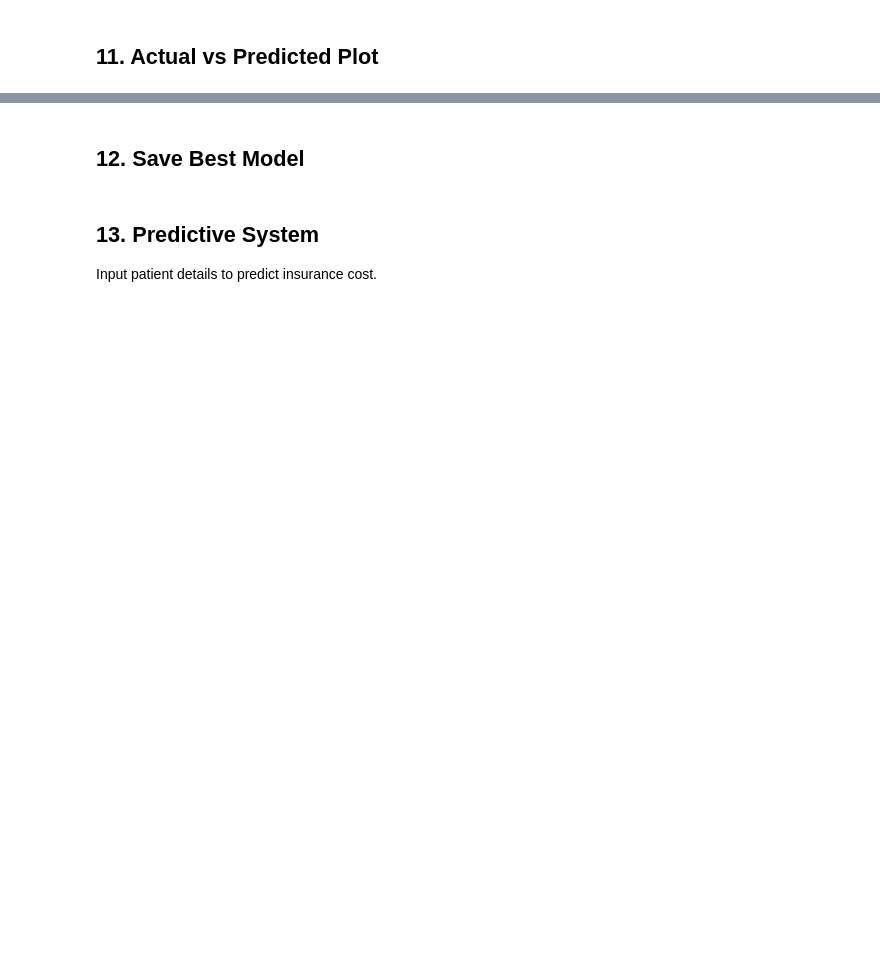
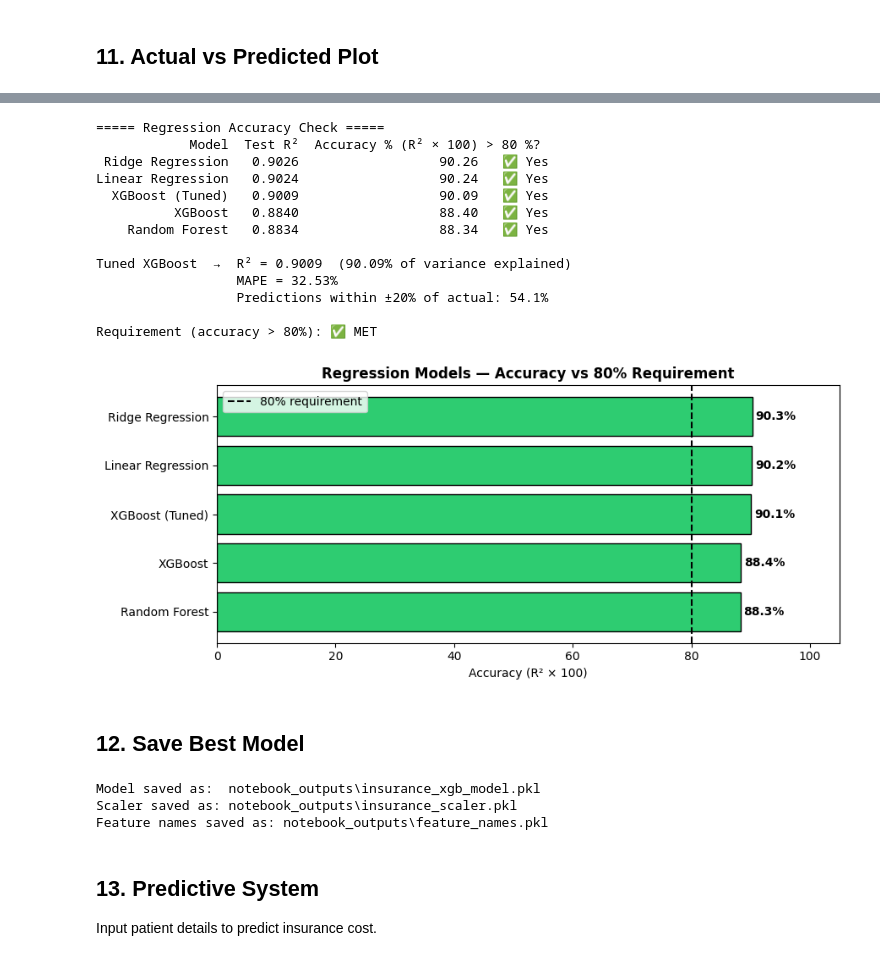
Before and after one commit to DRISHTI-MAKKAR/medical-insurance-predictor, a Jupyter notebook: Medical_Insurance_Cost_Prediction.ipynb, the cells around one changed output, grey strips where cells are left out. Drawn from its saved outputs; the diff is of its cells as text; code cells hidden in the pictures; blank space fills up the shorter version.

```diff
--- a/Medical_Insurance_Cost_Prediction.ipynb
+++ b/Medical_Insurance_Cost_Prediction.ipynb
@@ -555,14 +790,72 @@ plt.show()
+# %%
+tuned_r2 = metrics.r2_score(y_test, tuned_pred)
+
+reg_check = results_df[['Model', 'Test R²']].copy()
+reg_check.loc[len(reg_check)] = ['XGBoost (Tuned)', round(tuned_r2, 4)]
+reg_check['Accuracy % (R² × 100)'] = (reg_check['Test R²'] * 100).round(2)
+reg_check['> 80 %?'] = np.where(reg_check['Test R²'] > 0.80, '✅ Yes', '❌ No')
+reg_check = reg_check.sort_values('Test R²', ascending=False).reset_index(drop=True)
+print('===== Regression Accuracy Check =====')
+print(reg_check.to_string(index=False))
+
+mape = metrics.mean_absolute_percentage_error(y_test, tuned_pred)
+within_20 = np.mean(np.abs(tuned_pred - y_test) / y_test <= 0.20) * 100
+print(f'\nTuned XGBoost  →  R² = {tuned_r2:.4f}  ({tuned_r2*100:.2f}% of variance explained)')
+print(f'                  MAPE = {mape*100:.2f}%')
+print(f'                  Predictions within ±20% of actual: {within_20:.1f}%')
+print('\nRequirement (accuracy > 80%):', '✅ MET' if tuned_r2 > 0.80 else '❌ NOT MET')
+
+plt.figure(figsize=(9, 4))
+bar_colors = ['#2ECC71' if v > 0.80 else '#E74C3C' for v in reg_check['Test R²']]
+plt.barh(reg_check['Model'], reg_check['Test R²'] * 100, color=bar_colors, edgecolor='black')
+plt.axvline(80, color='black', linestyle='--', label='80% requirement')
+for i, v in enumerate(reg_check['Test R²'] * 100):
+    plt.text(v + 0.5, i, f'{v:.1f}%', va='center', fontweight='bold')
+plt.xlim(0, 105)
+plt.xlabel('Accuracy (R² × 100)')
+plt.title('Regression Models — Accuracy vs 80% Requirement', fontweight='bold')
+plt.gca().invert_yaxis()
+plt.legend()
+plt.tight_layout()
+plt.show()
+# %% [output]
+===== Regression Accuracy Check =====
+            Model  Test R²  Accuracy % (R² × 100) > 80 %?
+ Ridge Regression   0.9026                  90.26   ✅ Yes
+Linear Regression   0.9024                  90.24   ✅ Yes
+  XGBoost (Tuned)   0.9009                  90.09   ✅ Yes
+          XGBoost   0.8840                  88.40   ✅ Yes
+    Random Forest   0.8834                  88.34   ✅ Yes
+
+Tuned XGBoost  →  R² = 0.9009  (90.09% of variance explained)
+                  MAPE = 32.53%
+                  Predictions within ±20% of actual: 54.1%
+
+Requirement (accuracy > 80%): ✅ MET
+[figure, added]
 # %% [markdown]
 ## 12. Save Best Model
 # %%
-# Save model and scaler for deployment
-joblib.dump(best_xgb, 'insurance_xgb_model.pkl')
-joblib.dump(scaler, 'insurance_scaler.pkl')
-joblib.dump(list(X.columns), 'feature_names.pkl')
+# Save model and scaler
+# In Colab the files are saved in /content (same as before) so they can be zipped & downloaded.
+# When run locally, they are saved to notebook_outputs/ so this notebook does NOT overwrite the
+# model used by the Streamlit app / API (that one is trained on log-charges by retrain.py).
+IN_COLAB = os.path.exists('/content')
+SAVE_DIR = '' if IN_COLAB else 'notebook_outputs'
+if SAVE_DIR:
+    os.makedirs(SAVE_DIR, exist_ok=True)
 
-print('Model saved as: insurance_xgb_model.pkl')
-print('Scaler saved as: insurance_scaler.pkl')
-print('Feature names saved as: feature_names.pkl')
+joblib.dump(best_xgb, os.path.join(SAVE_DIR, 'insurance_xgb_model.pkl'))
+joblib.dump(scaler, os.path.join(SAVE_DIR, 'insurance_scaler.pkl'))
+joblib.dump(list(X.columns), os.path.join(SAVE_DIR, 'feature_names.pkl'))
+
+print('Model saved as: ', os.path.join(SAVE_DIR, 'insurance_xgb_model.pkl'))
+print('Scaler saved as:', os.path.join(SAVE_DIR, 'insurance_scaler.pkl'))
+print('Feature names saved as:', os.path.join(SAVE_DIR, 'feature_names.pkl'))
+# %% [output]
+Model saved as:  notebook_outputs\insurance_xgb_model.pkl
+Scaler saved as: notebook_outputs\insurance_scaler.pkl
+Feature names saved as: notebook_outputs\feature_names.pkl
 # %% [markdown]
 ## 13. Predictive System
 
```
Also changed, not shown: parts of 54 cells of this notebook.
